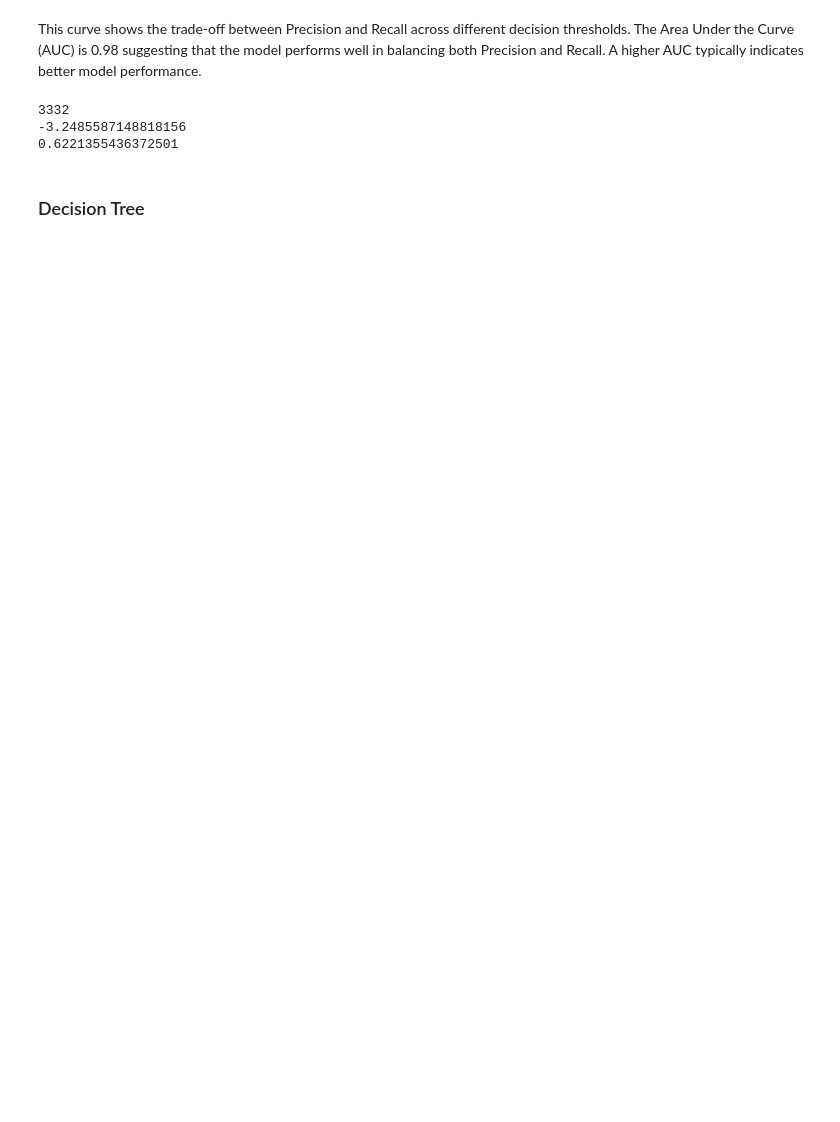
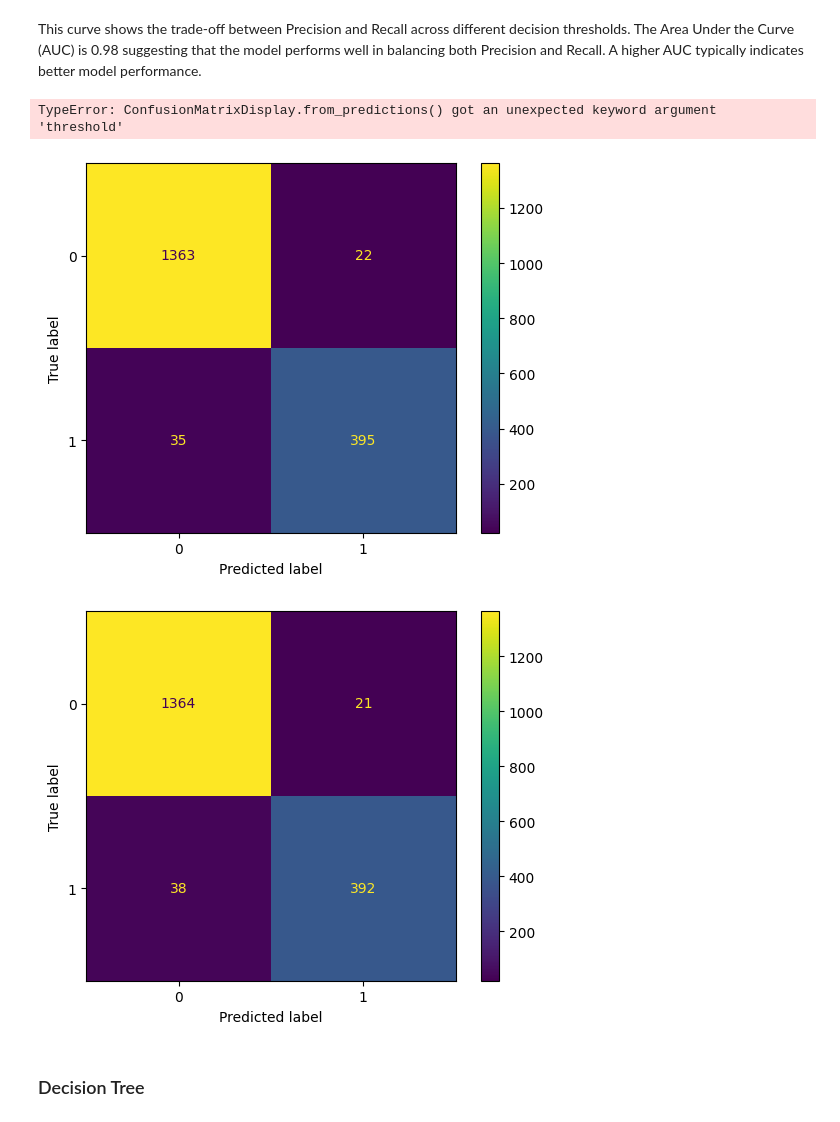
Before and after one commit to raymondsamalo/25S1-C-NYP-ITI111-Applied-Machine-Learning, a Jupyter notebook: AndroidMalwareRaymondSamalo.ipynb, the cells around one changed output. Drawn from its saved outputs; the diff is of its cells as text; code cells hidden in the pictures; blank space fills up the shorter version.

```diff
--- a/AndroidMalwareRaymondSamalo.ipynb
+++ b/AndroidMalwareRaymondSamalo.ipynb
@@ -669,12 +657,15 @@ This curve shows the trade-off between Precision and Recall across different dec
 The Area Under the Curve (AUC) is 0.98 suggesting that the model performs well in balancing both Precision and Recall.
 A higher AUC typically indicates better model performance.
 # %%
-print(np.argmin(recalls >= 0.99))
-print(thresholds[3332])
-print(precisions[3332])
+def custom_predict(model, X, threshold):
+    probs = model.predict_proba(X)
+    return (probs[:, 1] > threshold).astype(int
+disp=ConfusionMatrixDisplay.from_predictions(y_test, lr_clf_original.predict(X_test))
+disp=ConfusionMatrixDisplay.from_predictions(y_test, lr_clf_rfecv.predict(X_test_rfecv))
+ConfusionMatrixDisplay.from_predictions(y_test, custom_predict(lr_clf_rfecv, X_test_rfecv, optimal_threshold))
 # %% [output]
-3332
--3.2485587148818156
-0.6221355436372501
+TypeError: ConfusionMatrixDisplay.from_predictions() got an unexpected keyword argument 'threshold'
+[figure, added]
+[figure, added]
 # %% [markdown]
 ### Decision Tree
```
Also changed, not shown: parts of 8 cells of this notebook.
